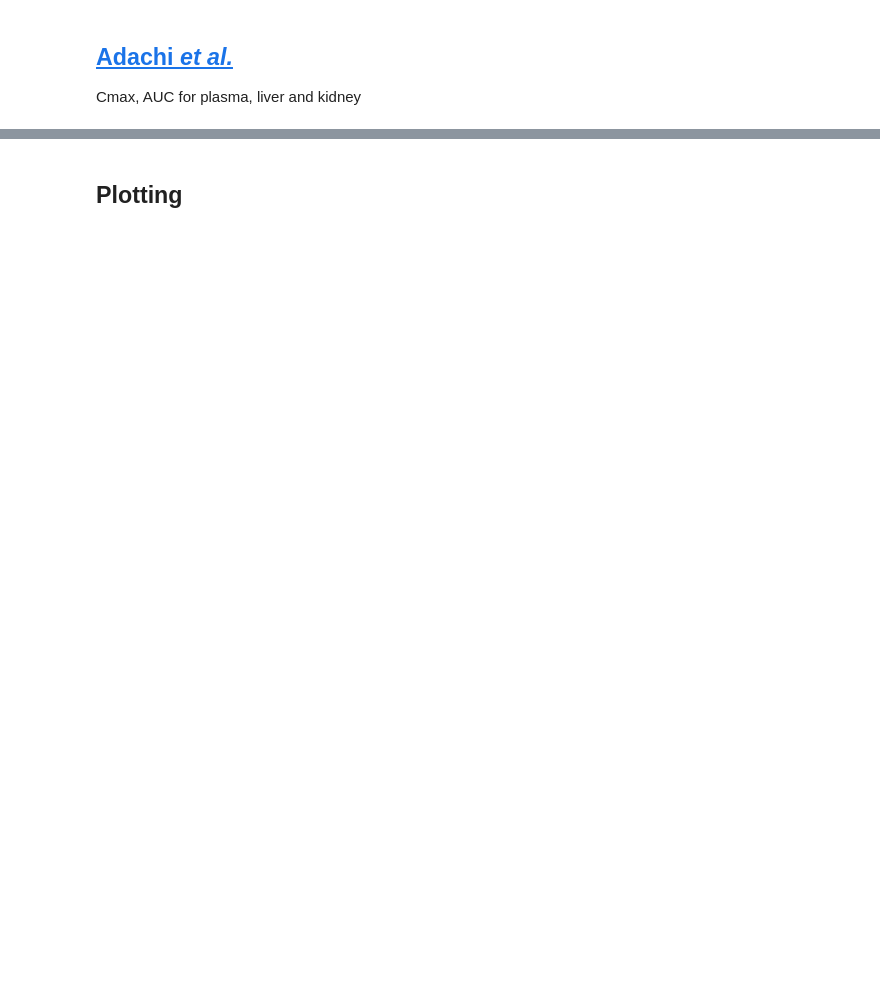
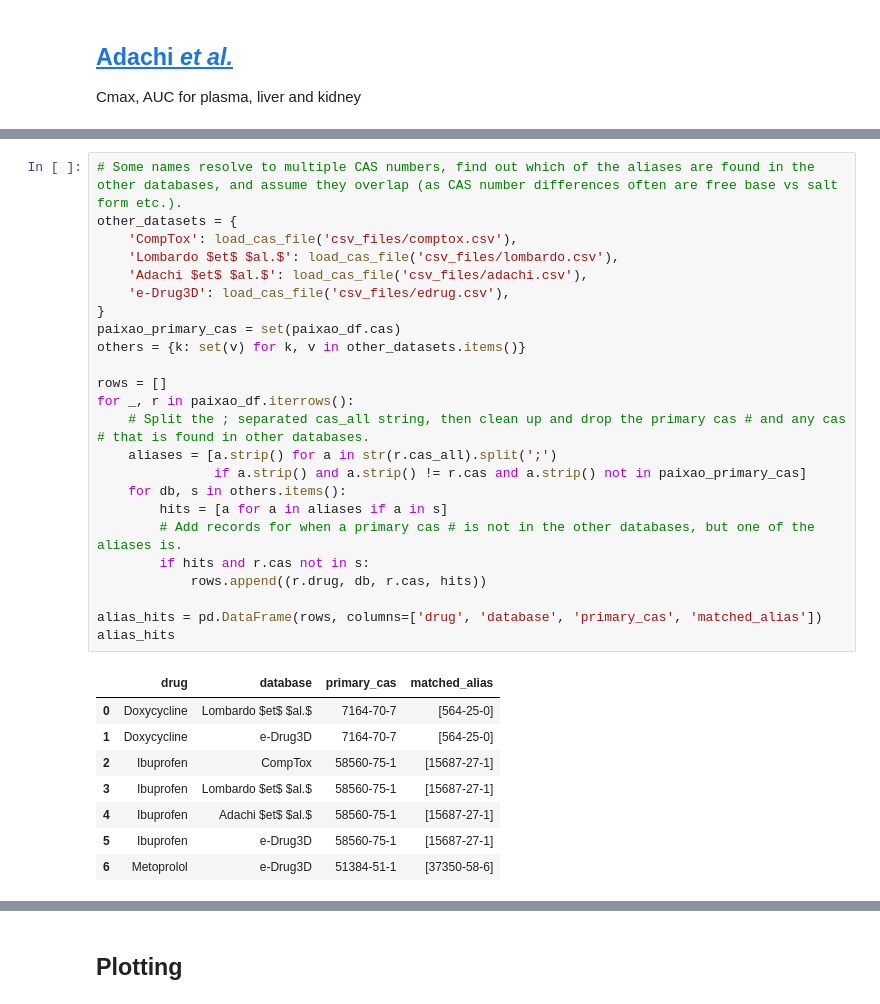
Before and after one commit to MaroDonato/PK-dataset-overview, a Jupyter notebook: overview.ipynb, the cells around one changed output, grey strips where cells are left out. Saved outputs shown, nothing was run; the diff lists cells and outputs as text; blank space fills up the shorter version.

Commit message:
Slight bug fixes, cleaned up code.

```diff
--- a/overview.ipynb
+++ b/overview.ipynb
@@ -218,0 +197,33 @@ All CAS ids found.
+# %%
+# Some names resolve to multiple CAS numbers, find out which of the aliases are found in the other databases, and assume they overlap (as CAS number differences often are free base vs salt form etc.).
+other_datasets = {
+    'CompTox': load_cas_file('csv_files/comptox.csv'),
+    'Lombardo $et$ $al.$': load_cas_file('csv_files/lombardo.csv'),
+    'Adachi $et$ $al.$': load_cas_file('csv_files/adachi.csv'),
+    'e-Drug3D': load_cas_file('csv_files/edrug.csv'),
+}
+paixao_primary_cas = set(paixao_df.cas)
+others = {k: set(v) for k, v in other_datasets.items()}
+
+rows = []
+for _, r in paixao_df.iterrows():
+    # Split the ; separated cas_all string, then clean up and drop the primary cas # and any cas # that is found in other databases.
+    aliases = [a.strip() for a in str(r.cas_all).split(';')
+               if a.strip() and a.strip() != r.cas and a.strip() not in paixao_primary_cas]
+    for db, s in others.items():
+        hits = [a for a in aliases if a in s]
+        # Add records for when a primary cas # is not in the other databases, but one of the aliases is.
+        if hits and r.cas not in s:
+            rows.append((r.drug, db, r.cas, hits))
+
+alias_hits = pd.DataFrame(rows, columns=['drug', 'database', 'primary_cas', 'matched_alias'])
+alias_hits
+# %% [output]
+|  | drug | database | primary_cas | matched_alias |
+| 0 | Doxycycline | Lombardo $et$ $al.$ | 7164-70-7 | [564-25-0] |
+| 1 | Doxycycline | e-Drug3D | 7164-70-7 | [564-25-0] |
+| 2 | Ibuprofen | CompTox | 58560-75-1 | [15687-27-1] |
+| 3 | Ibuprofen | Lombardo $et$ $al.$ | 58560-75-1 | [15687-27-1] |
+| 4 | Ibuprofen | Adachi $et$ $al.$ | 58560-75-1 | [15687-27-1] |
+| 5 | Ibuprofen | e-Drug3D | 58560-75-1 | [15687-27-1] |
+| 6 | Metoprolol | e-Drug3D | 51384-51-1 | [37350-58-6] |
```
Also changed, not shown: parts of 19 cells of this notebook, 20 other files.
